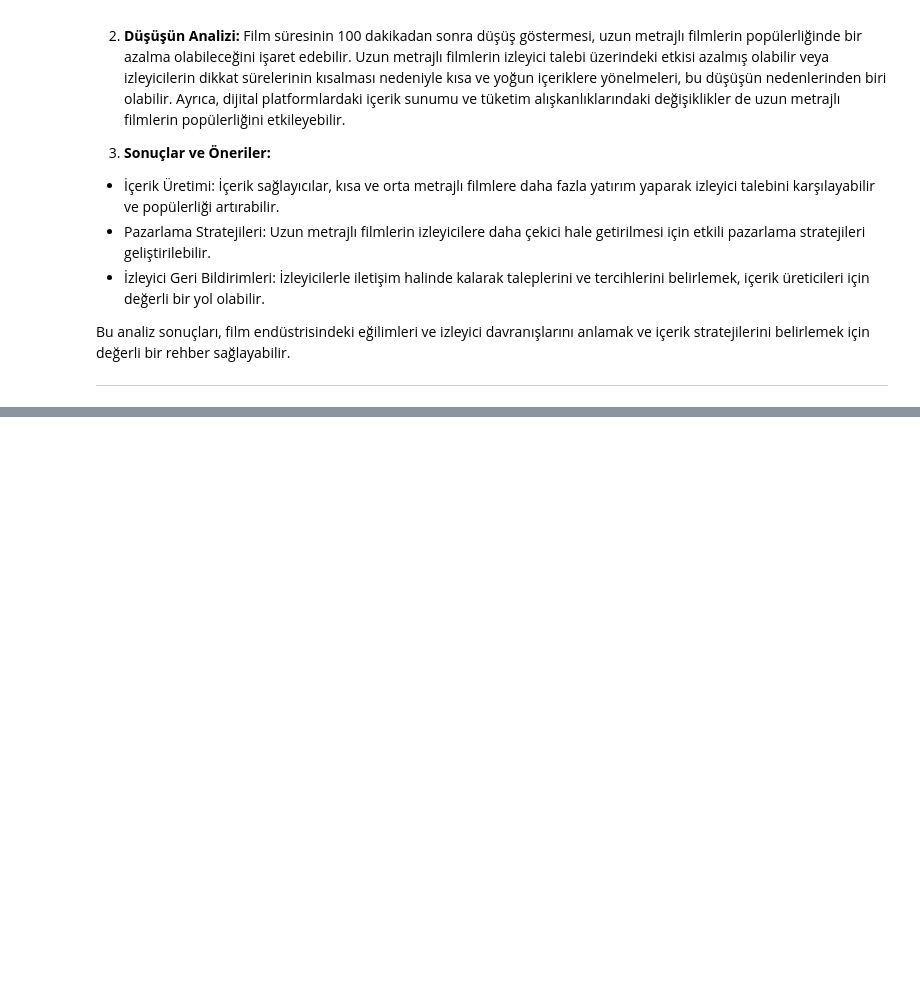
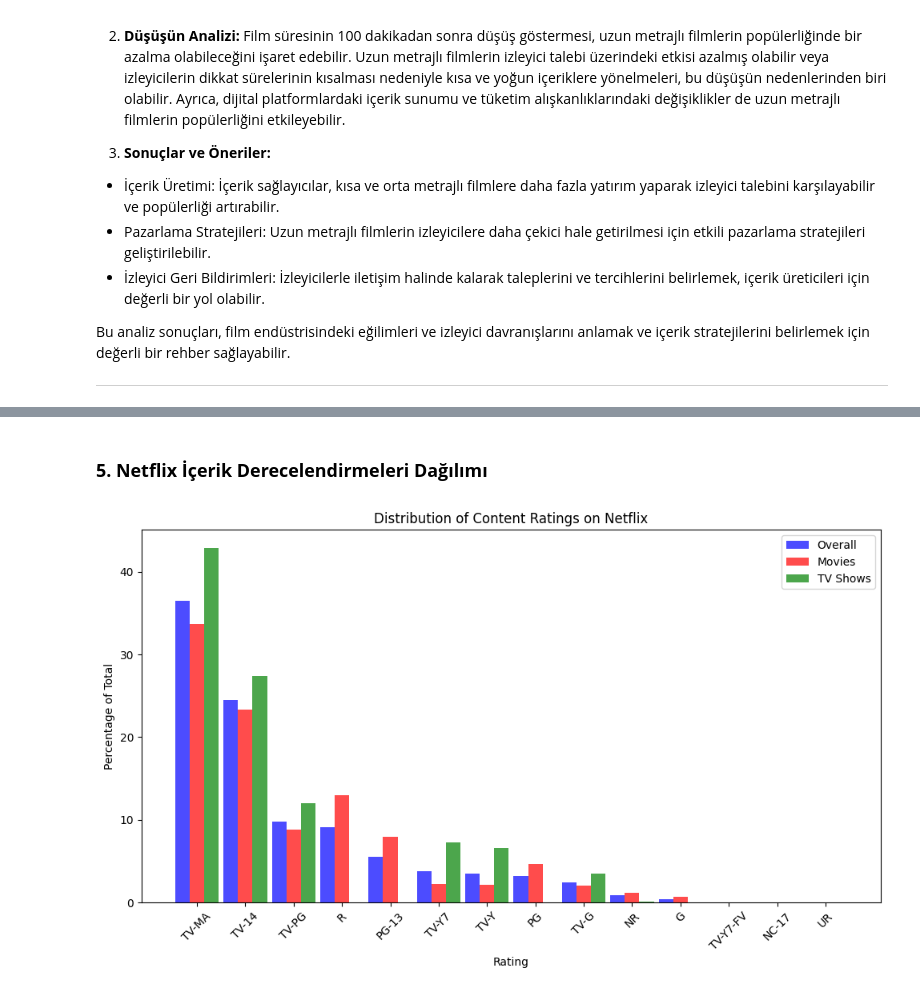
Before and after one commit to YusufAltuntas/Netflix-DataSet-EDA-project, a Jupyter notebook: netflix-dataset-EDA-project.ipynb, the cells around one changed output, grey strips where cells are left out. Saved outputs shown, nothing was run; the diff lists cells and outputs as text; code cells hidden in the pictures; blank space fills up the shorter version.

Commit message:
rating analizi yapıldı

```diff
--- a/netflix-dataset-EDA-project.ipynb
+++ b/netflix-dataset-EDA-project.ipynb
@@ -740,0 +819,2 @@ Bu analiz sonuçları, film endüstrisindeki eğilimleri ve izleyici davranışl
+# %% [markdown]
+### **5. Netflix İçerik Derecelendirmeleri Dağılımı**
@@ -740,0 +844,29 @@ Bu analiz sonuçları, film endüstrisindeki eğilimleri ve izleyici davranışl
+# %%
+import numpy as np
+
+x = np.arange(len(ratings))
+
+bar_width = 0.3
+
+plt.figure(figsize=(10, 6))
+
+plt.bar(x - bar_width, overall_percentages, width=bar_width, label='Overall', color='blue', alpha=0.7)
+plt.bar(x, movie_percentages, width=bar_width, label='Movies', color='red', alpha=0.7)
+plt.bar(x + bar_width, tv_show_percentages, width=bar_width, label='TV Shows', color='green', alpha=0.7)
+
+# Eksen etiketlerini ve başlığı ekleyelim
+plt.xlabel('Rating')
+plt.ylabel('Percentage of Total')
+plt.title('Distribution of Content Ratings on Netflix')
+
+# X eksenindeki etiketleri döndürelim
+plt.xticks(x, ratings, rotation=45)
+
+# Legendayı eklelim
+plt.legend()
+
+# Grafiği gösterelim
+plt.tight_layout()
+plt.show()
+# %% [output]
+[figure, added]
```
Also changed, not shown: parts of 13 cells of this notebook.
